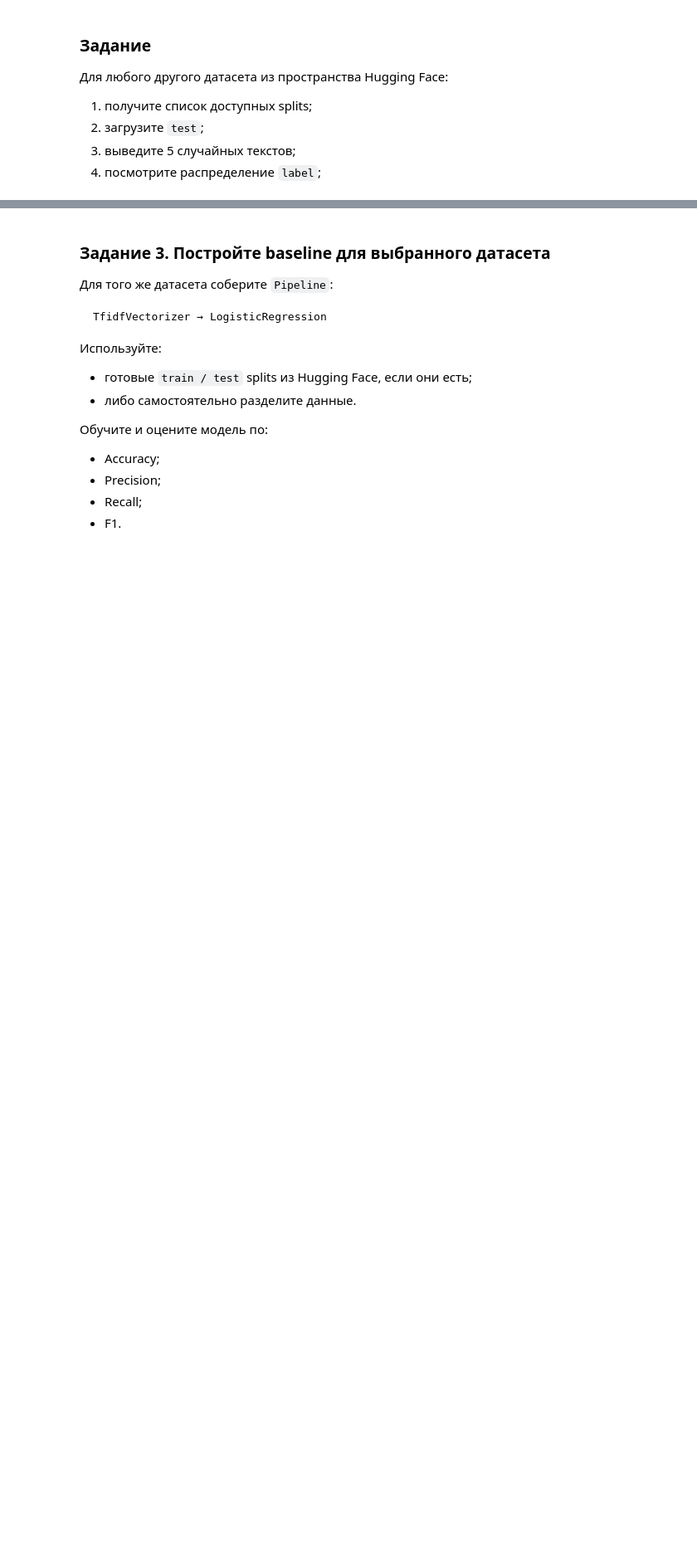
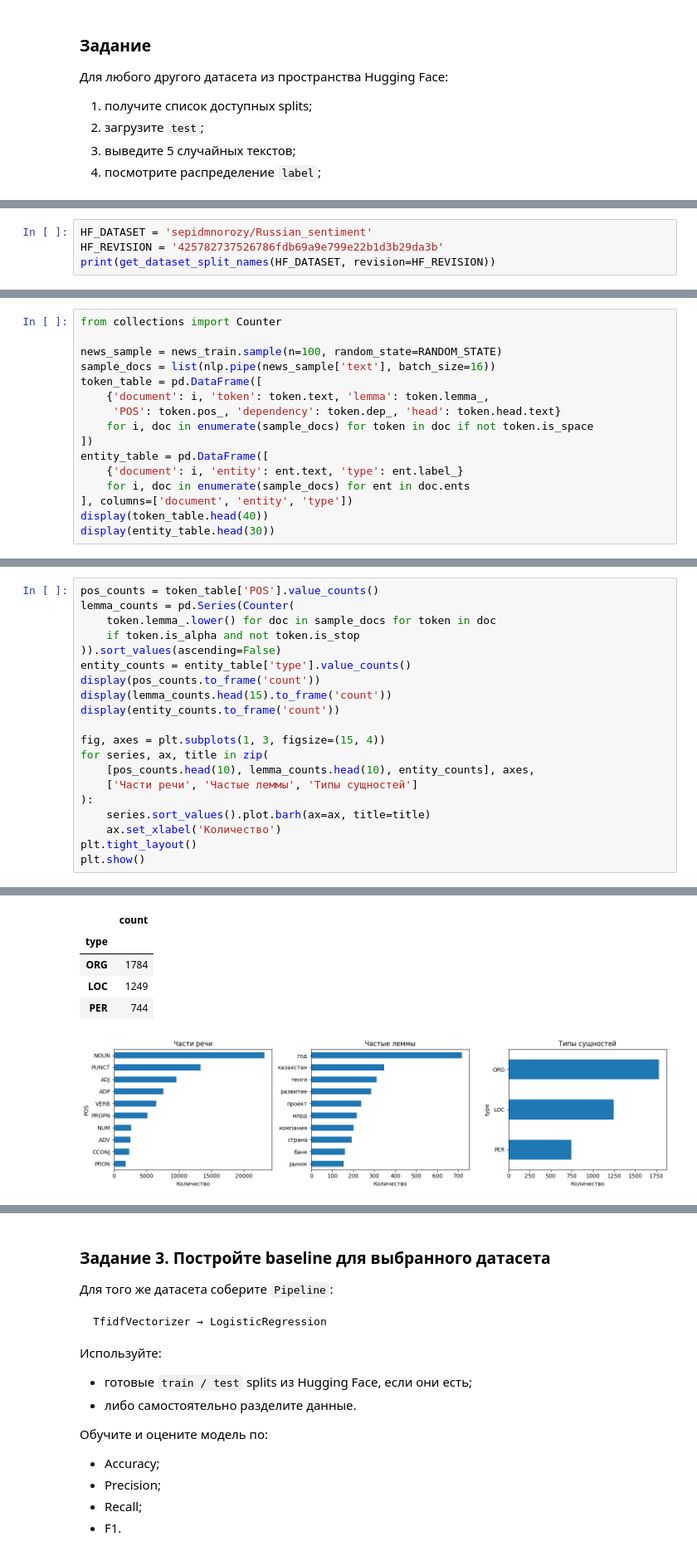
Before and after one commit to Lijnx/NLPlabs, a Jupyter notebook: NLP02_pipeline.ipynb, the cells around one changed output, grey strips where cells are left out. Shown at 83% size. Saved outputs shown, nothing was run; the diff lists cells and outputs as text; blank space fills up the shorter version.

```diff
--- a/NLP02_pipeline.ipynb
+++ b/NLP02_pipeline.ipynb
@@ -1400,0 +991,4 @@ i do have a chinese NORP mum a few chinese NORP sisters spent two very important
+# %%
+HF_DATASET = 'sepidmnorozy/Russian_sentiment'
+HF_REVISION = '425782737526786fdb69a9e799e22b1d3b29da3b'
+print(get_dataset_split_names(HF_DATASET, revision=HF_REVISION))
@@ -1400,0 +1377,16 @@ i do have a chinese NORP mum a few chinese NORP sisters spent two very important
+# %%
+from collections import Counter
+
+news_sample = news_train.sample(n=100, random_state=RANDOM_STATE)
+sample_docs = list(nlp.pipe(news_sample['text'], batch_size=16))
+token_table = pd.DataFrame([
+    {'document': i, 'token': token.text, 'lemma': token.lemma_,
+     'POS': token.pos_, 'dependency': token.dep_, 'head': token.head.text}
+    for i, doc in enumerate(sample_docs) for token in doc if not token.is_space
+])
+entity_table = pd.DataFrame([
+    {'document': i, 'entity': ent.text, 'type': ent.label_}
+    for i, doc in enumerate(sample_docs) for ent in doc.ents
+], columns=['document', 'entity', 'type'])
+display(token_table.head(40))
+display(entity_table.head(30))
@@ -1400,0 +1430,21 @@ i do have a chinese NORP mum a few chinese NORP sisters spent two very important
+# %%
+pos_counts = token_table['POS'].value_counts()
+lemma_counts = pd.Series(Counter(
+    token.lemma_.lower() for doc in sample_docs for token in doc
+    if token.is_alpha and not token.is_stop
+)).sort_values(ascending=False)
+entity_counts = entity_table['type'].value_counts()
+display(pos_counts.to_frame('count'))
+display(lemma_counts.head(15).to_frame('count'))
+display(entity_counts.to_frame('count'))
+
+fig, axes = plt.subplots(1, 3, figsize=(15, 4))
+for series, ax, title in zip(
+    [pos_counts.head(10), lemma_counts.head(10), entity_counts], axes,
+    ['Части речи', 'Частые леммы', 'Типы сущностей']
+):
+    series.sort_values().plot.barh(ax=ax, title=title)
+    ax.set_xlabel('Количество')
+plt.tight_layout()
+plt.show()
+# %% [output]
@@ -1400,0 +1486,6 @@ i do have a chinese NORP mum a few chinese NORP sisters spent two very important
+|  | count |
+| type |  |
+| ORG | 1784 |
+| LOC | 1249 |
+| PER | 744 |
+[figure, added]
```
Also changed, not shown: parts of 157 cells of this notebook.
